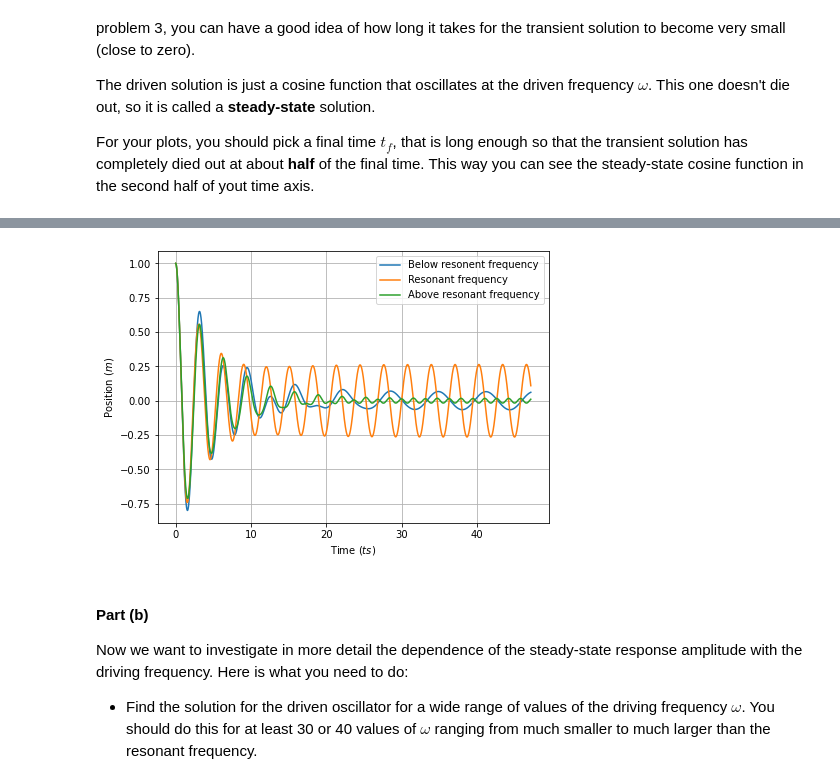
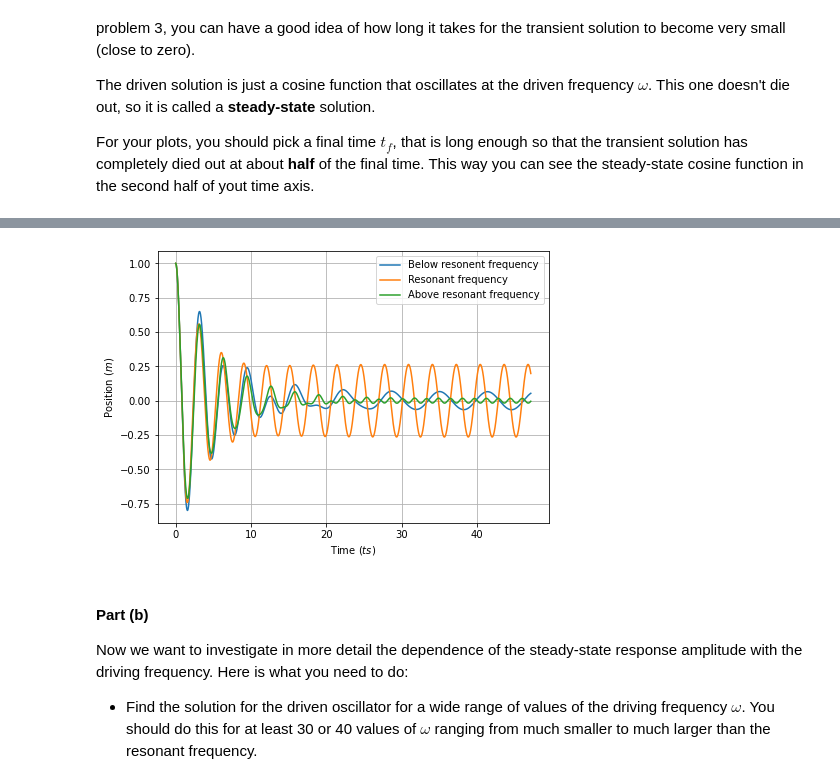
Before and after one commit to Youngposeidon/computational-mechanics-delivery, a Jupyter notebook: project2.ipynb, the cells around one changed output, grey strips where cells are left out. Saved outputs shown, nothing was run; the diff lists cells and outputs as text; code cells hidden in the pictures.

```diff
--- a/project2.ipynb
+++ b/project2.ipynb
@@ -383,35 +384,35 @@ t = np.arange(0,tf,dt)
 v1 = np.zeros(len(t))
 v1[0] = v0
 x1 = np.zeros(len(t))
 x1[0] = x0
 v2 = np.zeros(len(t))
 v2[0] = v0
 x2 = np.zeros(len(t))
 x2[0] = x0
 v3 = np.zeros(len(t))
 v3[0] = v0
 x3 = np.zeros(len(t))
 x3[0] = x0
 
 c =  0.1*w0              # Under damped
 gamma = c/(2*m)
-wr = np.sqrt(w0**2 - c**2) # get wr
+wr = np.sqrt(w0**2 - 2*gamma**2) # get wr
 
 w = 0.5*wr # below resonant frequency
 for i in range(0, len(t)-1):   # This is how you create an iterator loop in Python.
     x1[i+1], v1[i+1] = rk2force(x1[i], v1[i], k, m, c, w, f0, t[i])
 
 w = wr # resonant frequency
 for i in range(0, len(t)-1):   # This is how you create an iterator loop in Python.
     x2[i+1], v2[i+1] = rk2force(x2[i], v2[i], k, m, c, w, f0, t[i])
 
 w = 2*wr # above resonent frequency
 for i in range(0, len(t)-1):   # This is how you create an iterator loop in Python.
     x3[i+1], v3[i+1] = rk2force(x3[i], v3[i], k, m, c, w, f0, t[i])
 
 PhysPlot.multiplot(t, [x1,x2,x3], ["Below resonent frequency","Resonant frequency", "Above resonant frequency"], r"Time ($ts$)", r"Position ($m$)")
 # %% [output]
-[figure, old version]
+[figure, new version]
 # %% [markdown]
 #### Part (b)
 Now we want to investigate in more detail the dependence of the steady-state response amplitude with the driving frequency.
```
Also changed, not shown: parts of 5 cells of this notebook.
